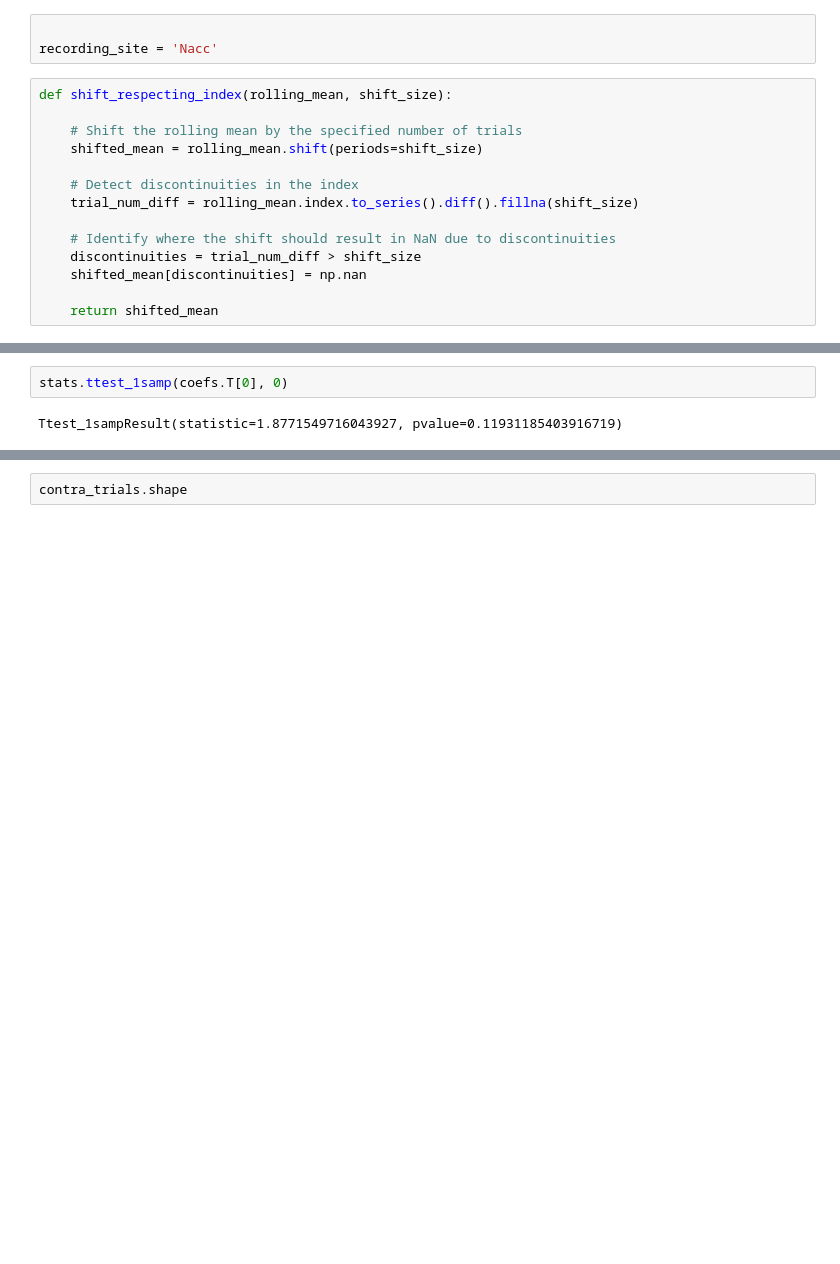
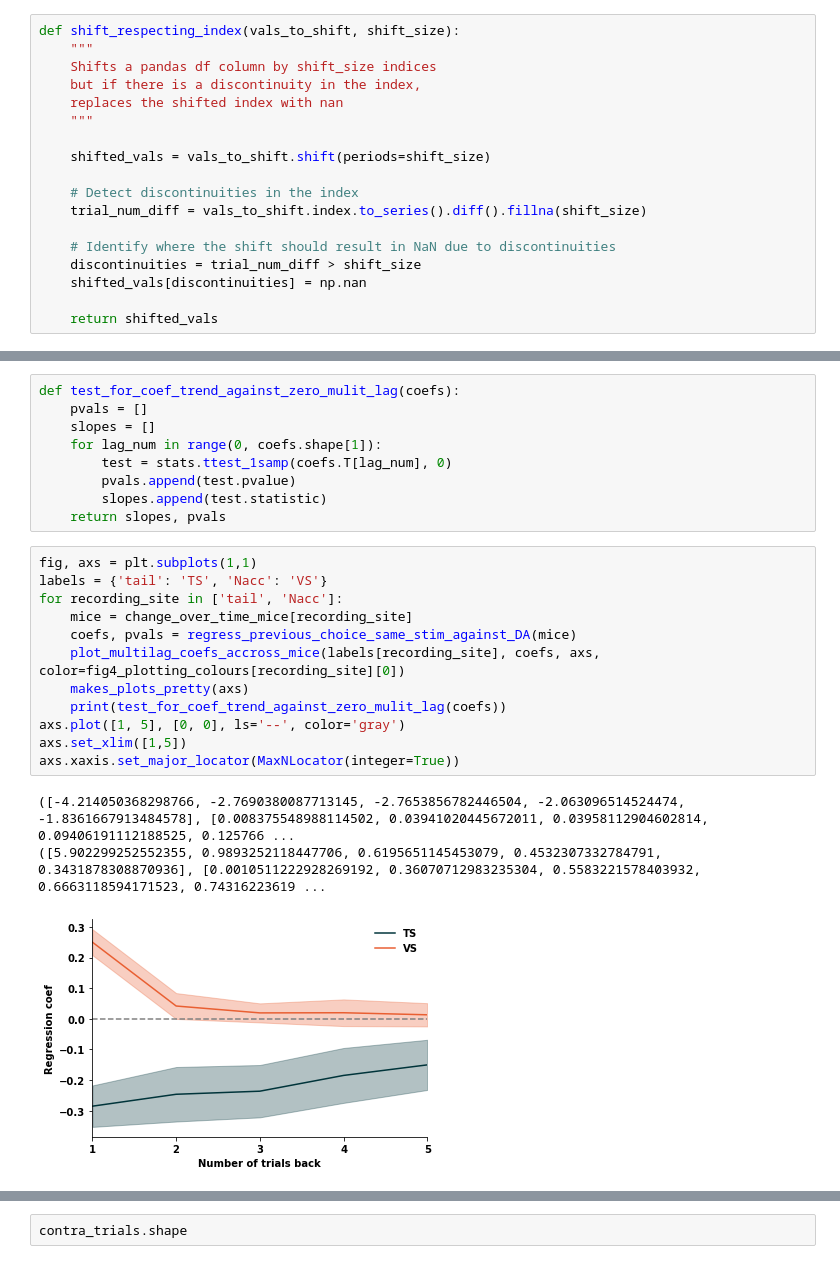
Before and after one commit to fgreenstreet/APE_paper, a Jupyter notebook: bias_analysis/bias_analysis_all_trials_APE_size_from_raw_across_mice.ipynb, the cells around one changed output, grey strips where cells are left out. Drawn from its saved outputs; the diff is of its cells as text; blank space fills up the shorter version.

Commit message:
improved plotting and began working on stats

```diff
--- a/bias_analysis/bias_analysis_all_trials_APE_size_from_raw_across_mice.ipynb
+++ b/bias_analysis/bias_analysis_all_trials_APE_size_from_raw_across_mice.ipynb
@@ -14,18 +12,19 @@ from utils.behaviour_utils import CalculateRBiasWindow
-# %%
-
-recording_site = 'Nacc'
 # %%
-def shift_respecting_index(rolling_mean, shift_size):
+def shift_respecting_index(vals_to_shift, shift_size):
+    """
+    Shifts a pandas df column by shift_size indices
+    but if there is a discontinuity in the index,
+    replaces the shifted index with nan
+    """
 
-    # Shift the rolling mean by the specified number of trials
-    shifted_mean = rolling_mean.shift(periods=shift_size)
+    shifted_vals = vals_to_shift.shift(periods=shift_size)
 
     # Detect discontinuities in the index
-    trial_num_diff = rolling_mean.index.to_series().diff().fillna(shift_size)
+    trial_num_diff = vals_to_shift.index.to_series().diff().fillna(shift_size)
 
     # Identify where the shift should result in NaN due to discontinuities
     discontinuities = trial_num_diff > shift_size
-    shifted_mean[discontinuities] = np.nan
+    shifted_vals[discontinuities] = np.nan
 
-    return shifted_mean
+    return shifted_vals
 # %%
@@ -223,4 +98,25 @@ plt.legend()
-# %%
-stats.ttest_1samp(coefs.T[0], 0)
-# %% [output]
-Ttest_1sampResult(statistic=1.8771549716043927, pvalue=0.11931185403916719)
+# %%
+def test_for_coef_trend_against_zero_mulit_lag(coefs):
+    pvals = []
+    slopes = []
+    for lag_num in range(0, coefs.shape[1]):
+        test = stats.ttest_1samp(coefs.T[lag_num], 0)
+        pvals.append(test.pvalue)
+        slopes.append(test.statistic)
+    return slopes, pvals
+# %%
+fig, axs = plt.subplots(1,1)
+labels = {'tail': 'TS', 'Nacc': 'VS'}
+for recording_site in ['tail', 'Nacc']:
+    mice = change_over_time_mice[recording_site]
+    coefs, pvals = regress_previous_choice_same_stim_against_DA(mice)
+    plot_multilag_coefs_accross_mice(labels[recording_site], coefs, axs, color=fig4_plotting_colours[recording_site][0])
+    makes_plots_pretty(axs)
+    print(test_for_coef_trend_against_zero_mulit_lag(coefs))
+axs.plot([1, 5], [0, 0], ls='--', color='gray')
+axs.set_xlim([1,5])
+axs.xaxis.set_major_locator(MaxNLocator(integer=True))
+# %% [output]
+([-4.214050368298766, -2.7690380087713145, -2.7653856782446504, -2.063096514524474, -1.8361667913484578], [0.008375548988114502, 0.03941020445672011, 0.03958112904602814, 0.09406191112188525, 0.125766 ...
+([5.902299252552355, 0.9893252118447706, 0.6195651145453079, 0.4532307332784791, 0.3431878308870936], [0.0010511222928269192, 0.36070712983235304, 0.5583221578403932, 0.6663118594171523, 0.74316223619 ...
+[figure, added]
```
Also changed, not shown: parts of 8 cells of this notebook.
